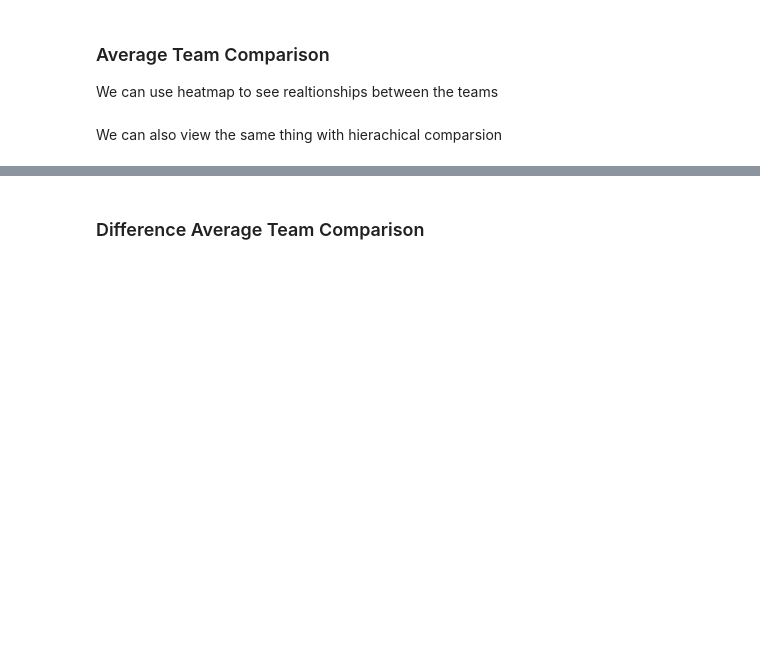
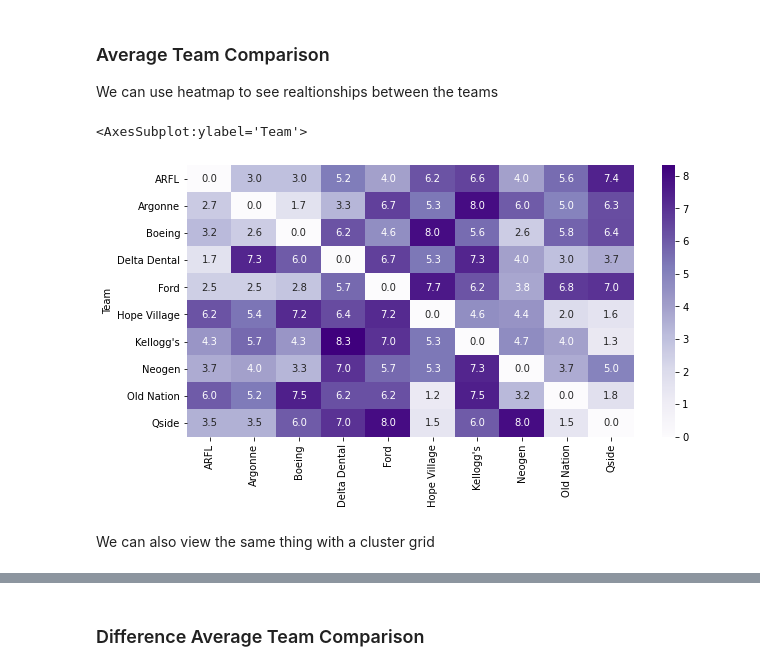
Before and after one commit to colbrydi/CMSE495_2022_Distance_Measures, a Jupyter notebook: Suggested.ipynb, the cells around one changed output, grey strips where cells are left out. Drawn from its saved outputs; the diff is of its cells as text; code cells hidden in the pictures; blank space fills up the shorter version.

```diff
--- a/Suggested.ipynb
+++ b/Suggested.ipynb
@@ -154,8 +154,14 @@ We can use heatmap to see realtionships between the teams
 # %%
 # Heatmap here
 import seaborn as sns
 import matplotlib.pyplot as plt
+
+fig = plt.figure(figsize = (10,5))
+sns.heatmap(avg_team,cmap="Purples",annot=True, fmt=".1f")#,ax = ax[0])
+# %% [output]
+<AxesSubplot:ylabel='Team'>
+[figure, added]
 # %% [markdown]
-We can also view the same thing with hierachical comparsion
+We can also view the same thing with a cluster grid
 # %%
 # Other plot here
```
Also changed, not shown: parts of 5 cells of this notebook.
